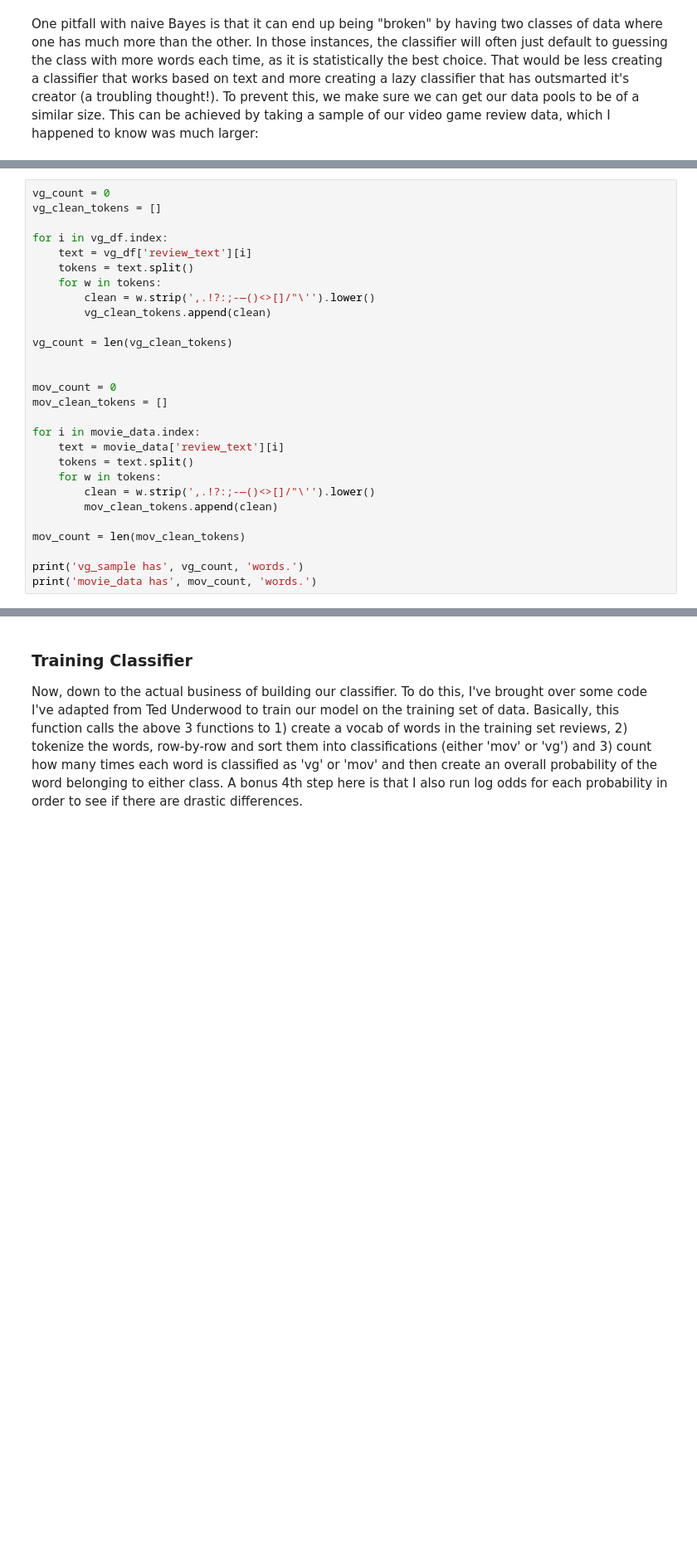
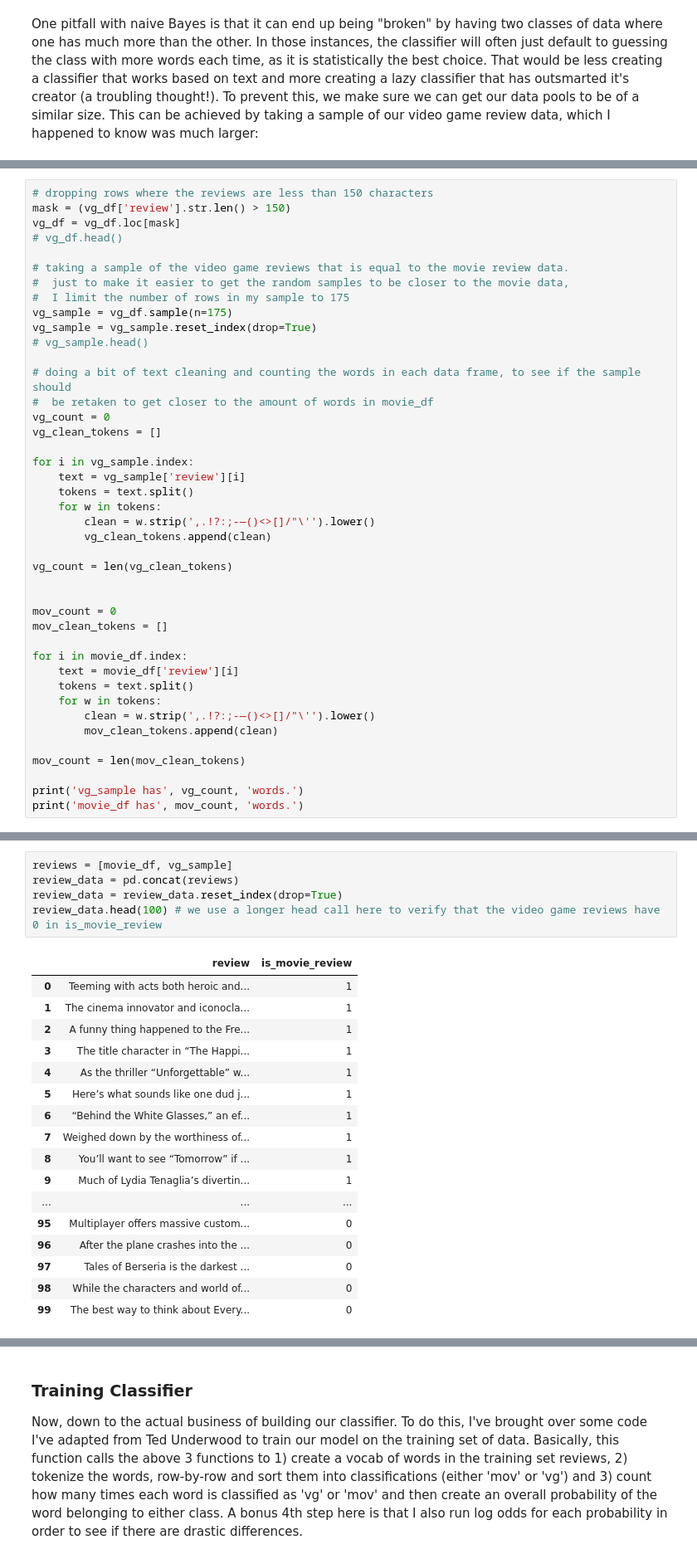
Before and after one commit to rdubnic2/lis590txl, a Jupyter notebook: final-project/submitted-final-project/590txl_final-project_VG-as-art.ipynb, the cells around one changed output, grey strips where cells are left out. Shown at 83% size. Drawn from its saved outputs; the diff is of its cells as text; blank space fills up the shorter version.

```diff
--- a/final-project/submitted-final-project/590txl_final-project_VG-as-art.ipynb
+++ b/final-project/submitted-final-project/590txl_final-project_VG-as-art.ipynb
@@ -211,9 +173,23 @@ vg_df.head()
 # %%
+# dropping rows where the reviews are less than 150 characters
+mask = (vg_df['review'].str.len() > 150)
+vg_df = vg_df.loc[mask]
+# vg_df.head()
+
+# taking a sample of the video game reviews that is equal to the movie review data.
+#  just to make it easier to get the random samples to be closer to the movie data,
+#  I limit the number of rows in my sample to 175
+vg_sample = vg_df.sample(n=175)
+vg_sample = vg_sample.reset_index(drop=True)
+# vg_sample.head()
+
+# doing a bit of text cleaning and counting the words in each data frame, to see if the sample should
+#  be retaken to get closer to the amount of words in movie_df
 vg_count = 0
 vg_clean_tokens = []
 
-for i in vg_df.index:
-    text = vg_df['review_text'][i]
+for i in vg_sample.index:
+    text = vg_sample['review'][i]
     tokens = text.split()
     for w in tokens:
         clean = w.strip(',.!?:;-—()<>[]/"\'').lower()
@@ -225,8 +201,8 @@ vg_count = len(vg_clean_tokens)
 mov_count = 0
 mov_clean_tokens = []
 
-for i in movie_data.index:
-    text = movie_data['review_text'][i]
+for i in movie_df.index:
+    text = movie_df['review'][i]
     tokens = text.split()
     for w in tokens:
         clean = w.strip(',.!?:;-—()<>[]/"\'').lower()
@@ -235,5 +211,5 @@ for i in movie_data.index:
 mov_count = len(mov_clean_tokens)
 
 print('vg_sample has', vg_count, 'words.')
-print('movie_data has', mov_count, 'words.')
+print('movie_df has', mov_count, 'words.')
 # %% [output]
@@ -317,0 +231,23 @@ review_data.head()
+# %%
+reviews = [movie_df, vg_sample]
+review_data = pd.concat(reviews)
+review_data = review_data.reset_index(drop=True)
+review_data.head(100) # we use a longer head call here to verify that the video game reviews have 0 in is_movie_review
+# %% [output]
+|  | review | is_movie_review |
+| 0 | Teeming with acts both heroic and... | 1 |
+| 1 | The cinema innovator and iconocla... | 1 |
+| 2 | A funny thing happened to the Fre... | 1 |
+| 3 | The title character in “The Happi... | 1 |
+| 4 | As the thriller “Unforgettable” w... | 1 |
+| 5 | Here’s what sounds like one dud j... | 1 |
+| 6 | “Behind the White Glasses,” an ef... | 1 |
+| 7 | Weighed down by the worthiness of... | 1 |
+| 8 | You’ll want to see “Tomorrow” if ... | 1 |
+| 9 | Much of Lydia Tenaglia’s divertin... | 1 |
+| ... | ... | ... |
+| 95 | Multiplayer offers massive custom... | 0 |
+| 96 | After the plane crashes into the ... | 0 |
+| 97 | Tales of Berseria is the darkest ... | 0 |
+| 98 | While the characters and world of... | 0 |
+| 99 | The best way to think about Every... | 0 |
```
Also changed, not shown: parts of 27 cells of this notebook.
